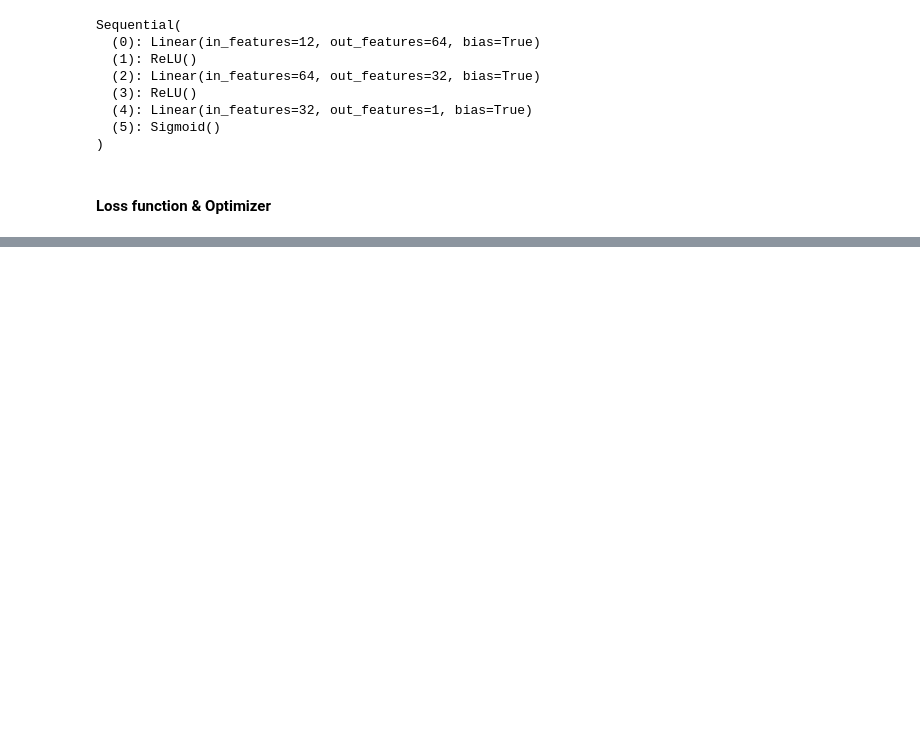
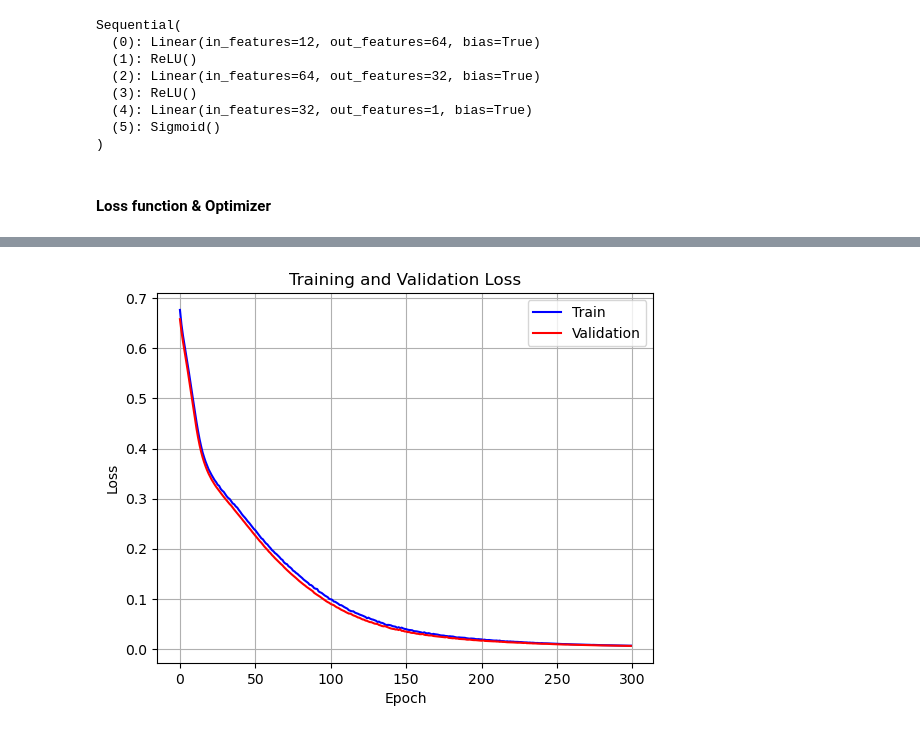
Before and after one commit to Daniyaliranmehr/Heart-Failure-Risk-Prediction, a Jupyter notebook: main.ipynb, the cells around one changed output, grey strips where cells are left out. Drawn from its saved outputs; the diff is of its cells as text; code cells hidden in the pictures; blank space fills up the shorter version.

Commit message:
train

```diff
--- a/main.ipynb
+++ b/main.ipynb
@@ -145,0 +153,17 @@ optimizer = optim.SGD(model.parameters(), lr=0.01)
+# %%
+class AverageMeter(object):
+    """Computes and stores the average and current value"""
+    def __init__(self):
+        self.reset()
+
+    def reset(self):
+        self.val = 0
+        self.avg = 0
+        self.sum = 0
+        self.count = 0
+
+    def update(self, val, n=1):
+        self.val = val
+        self.sum += val * n
+        self.count += n
+        self.avg = self.sum / self.count
@@ -145,0 +172,6 @@ optimizer = optim.SGD(model.parameters(), lr=0.01)
+# %%
+loss_train_hist = []
+loss_valid_hist = []
+
+acc_train_hist = []
+acc_valid_hist = []
@@ -145,0 +240,12 @@ optimizer = optim.SGD(model.parameters(), lr=0.01)
+# %%
+plt.plot(range(num_epochs), loss_train_hist, 'b-', label="Train")
+plt.plot(range(num_epochs), loss_valid_hist, 'r-', label="Validation")
+
+plt.title("Training and Validation Loss")
+plt.xlabel("Epoch")
+plt.ylabel("Loss")
+plt.grid(True)
+plt.legend()
+plt.show()
+# %% [output]
+[figure, added]
```
Also changed, not shown: parts of 6 cells of this notebook.
